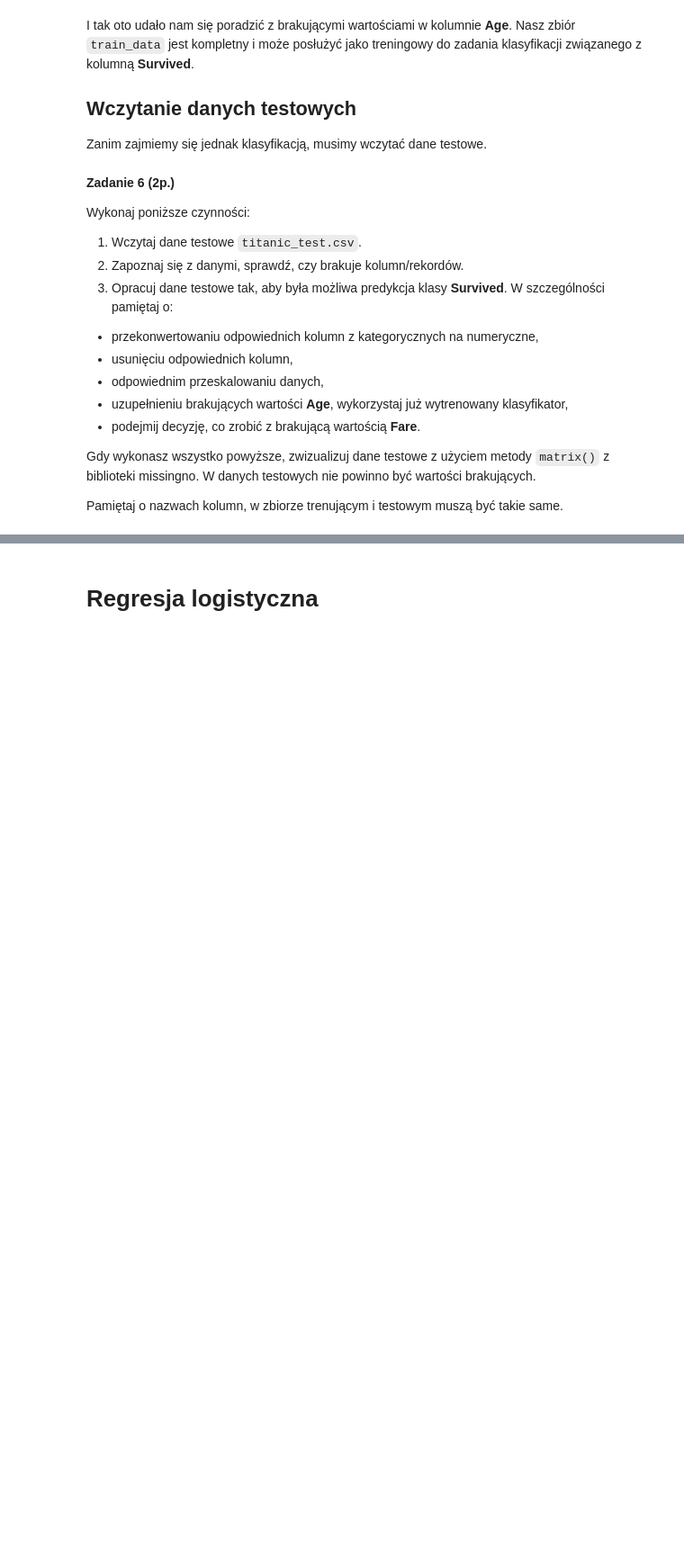
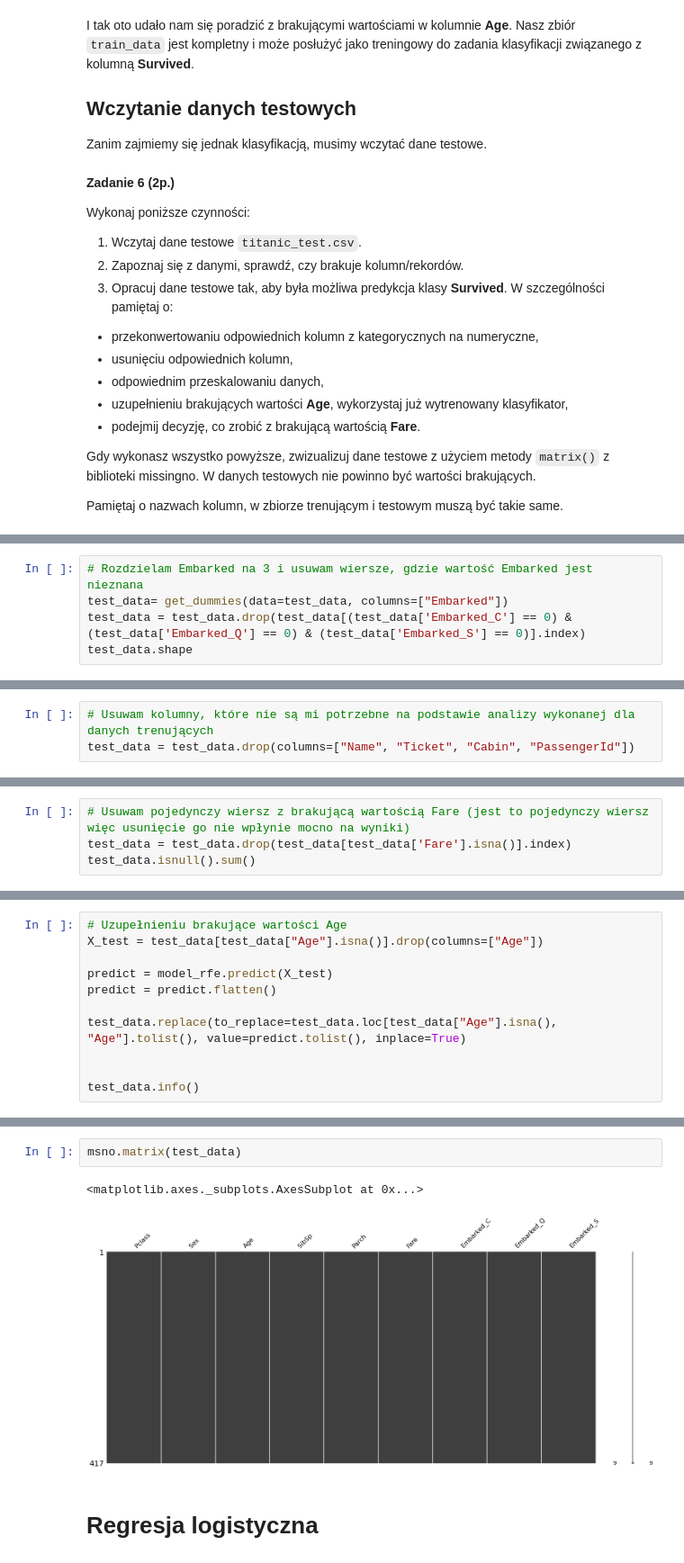
Before and after one commit to Paulina100/sztuczna-inteligencja, a Jupyter notebook: lab1/lab_1_introduction.ipynb, the cells around one changed output, grey strips where cells are left out. Shown at 90% size. Drawn from its saved outputs; the diff is of its cells as text; blank space fills up the shorter version.

```diff
--- a/lab1/lab_1_introduction.ipynb
+++ b/lab1/lab_1_introduction.ipynb
@@ -539,0 +601,5 @@ from missingno import matrix
+# %%
+# Rozdzielam Embarked na 3 i usuwam wiersze, gdzie wartość Embarked jest nieznana
+test_data= get_dummies(data=test_data, columns=["Embarked"])
+test_data = test_data.drop(test_data[(test_data['Embarked_C'] == 0) & (test_data['Embarked_Q'] == 0) & (test_data['Embarked_S'] == 0)].index)
+test_data.shape
@@ -539,0 +626,3 @@ from missingno import matrix
+# %%
+# Usuwam kolumny, które nie są mi potrzebne na podstawie analizy wykonanej dla danych trenujących
+test_data = test_data.drop(columns=["Name", "Ticket", "Cabin", "PassengerId"])
@@ -539,0 +653,4 @@ from missingno import matrix
+# %%
+# Usuwam pojedynczy wiersz z brakującą wartością Fare (jest to pojedynczy wiersz więc usunięcie go nie wpłynie mocno na wyniki)
+test_data = test_data.drop(test_data[test_data['Fare'].isna()].index)
+test_data.isnull().sum()
@@ -539,0 +668,11 @@ from missingno import matrix
+# %%
+# Uzupełnieniu brakujące wartości Age
+X_test = test_data[test_data["Age"].isna()].drop(columns=["Age"])
+
+predict = model_rfe.predict(X_test)
+predict = predict.flatten()
+
+test_data.replace(to_replace=test_data.loc[test_data["Age"].isna(), "Age"].tolist(), value=predict.tolist(), inplace=True)
+
+
+test_data.info()
@@ -540,3 +696,8 @@ from missingno import matrix
+# %%
+msno.matrix(test_data)
+# %% [output]
+<matplotlib.axes._subplots.AxesSubplot at 0x...>
+[figure, added]
 # %% [markdown]
 # Regresja logistyczna
 # %% [markdown]
```
Also changed, not shown: parts of 22 cells of this notebook.
